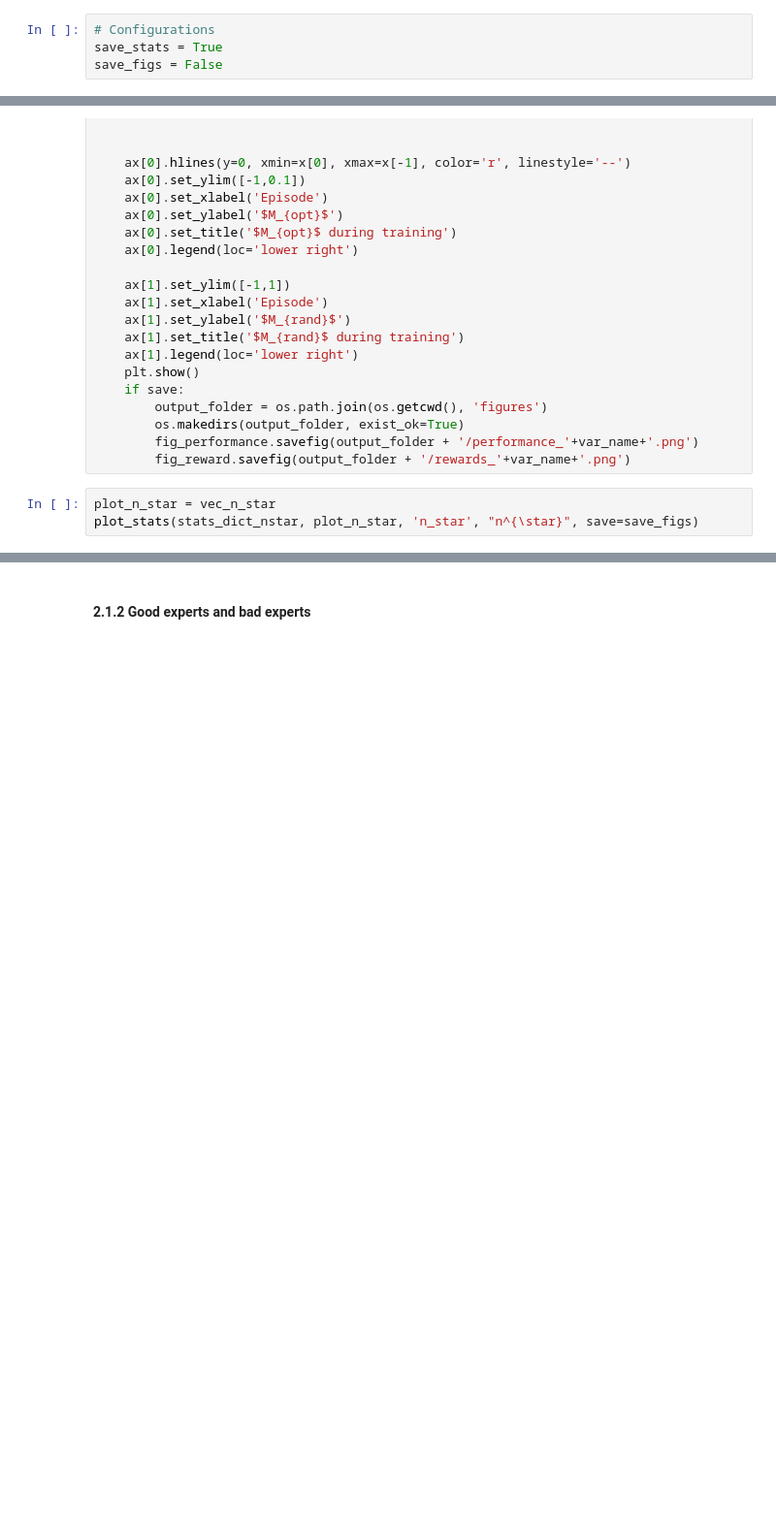
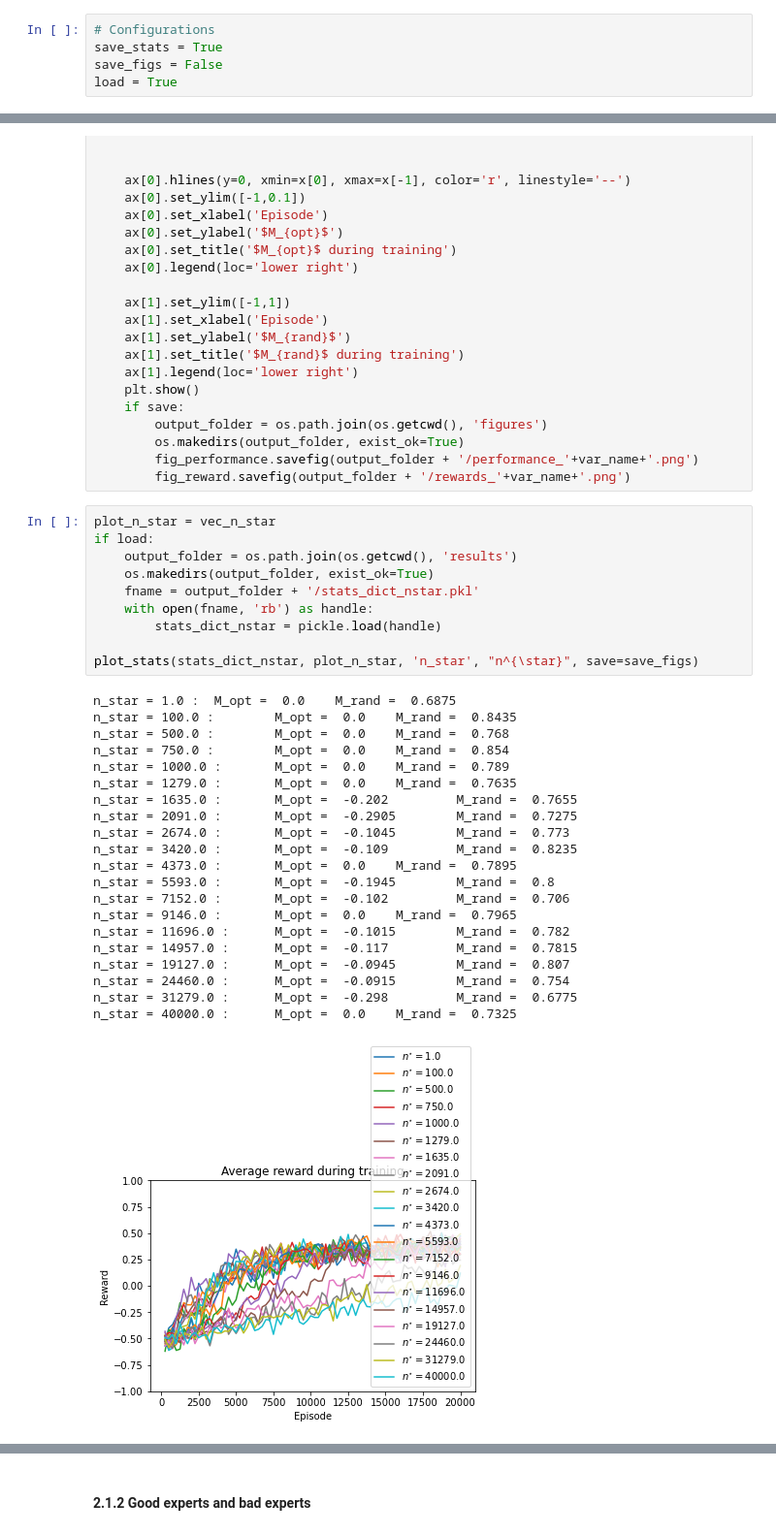
Before and after one commit to IvanBioli/ANN_Project, a Jupyter notebook: code/mini_project_1.ipynb, the cells around one changed output, grey strips where cells are left out. Shown: that part at 97% size. Drawn from its saved outputs; the diff is of its cells as text; blank space fills up the shorter version.

Commit message:
results

```diff
--- a/code/mini_project_1.ipynb
+++ b/code/mini_project_1.ipynb
@@ -13,6 +13,7 @@ import pickle
 # Configurations
 save_stats = True
 save_figs = False
+load = True
 # %% [markdown]
 ## 2. Q-Learning
 # %%
@@ -266,6 +284,35 @@ def plot_stats(stats_dict, vec_var, var_name, var_legend_name, save = False):
         os.makedirs(output_folder, exist_ok=True)
         fig_performance.savefig(output_folder + '/performance_'+var_name+'.png')
         fig_reward.savefig(output_folder + '/rewards_'+var_name+'.png')
-# %%
-plot_n_star = vec_n_star
-plot_stats(stats_dict_nstar, plot_n_star, 'n_star', "n^{\star}", save=save_figs)
+# %%
+plot_n_star = vec_n_star
+if load:
+    output_folder = os.path.join(os.getcwd(), 'results')
+    os.makedirs(output_folder, exist_ok=True)
+    fname = output_folder + '/stats_dict_nstar.pkl'
+    with open(fname, 'rb') as handle:
+        stats_dict_nstar = pickle.load(handle)
+
+plot_stats(stats_dict_nstar, plot_n_star, 'n_star', "n^{\star}", save=save_figs)
+# %% [output]
+n_star = 1.0 :  M_opt =  0.0    M_rand =  0.6875
+n_star = 100.0 :        M_opt =  0.0    M_rand =  0.8435
+n_star = 500.0 :        M_opt =  0.0    M_rand =  0.768
+n_star = 750.0 :        M_opt =  0.0    M_rand =  0.854
+n_star = 1000.0 :       M_opt =  0.0    M_rand =  0.789
+n_star = 1279.0 :       M_opt =  0.0    M_rand =  0.7635
+n_star = 1635.0 :       M_opt =  -0.202         M_rand =  0.7655
+n_star = 2091.0 :       M_opt =  -0.2905        M_rand =  0.7275
+n_star = 2674.0 :       M_opt =  -0.1045        M_rand =  0.773
+n_star = 3420.0 :       M_opt =  -0.109         M_rand =  0.8235
+n_star = 4373.0 :       M_opt =  0.0    M_rand =  0.7895
+n_star = 5593.0 :       M_opt =  -0.1945        M_rand =  0.8
+n_star = 7152.0 :       M_opt =  -0.102         M_rand =  0.706
+n_star = 9146.0 :       M_opt =  0.0    M_rand =  0.7965
+n_star = 11696.0 :      M_opt =  -0.1015        M_rand =  0.782
+n_star = 14957.0 :      M_opt =  -0.117         M_rand =  0.7815
+n_star = 19127.0 :      M_opt =  -0.0945        M_rand =  0.807
+n_star = 24460.0 :      M_opt =  -0.0915        M_rand =  0.754
+n_star = 31279.0 :      M_opt =  -0.298         M_rand =  0.6775
+n_star = 40000.0 :      M_opt =  0.0    M_rand =  0.7325
+[figure, added]
```
Also changed, not shown: parts of 10 cells of this notebook, 3 other files.
